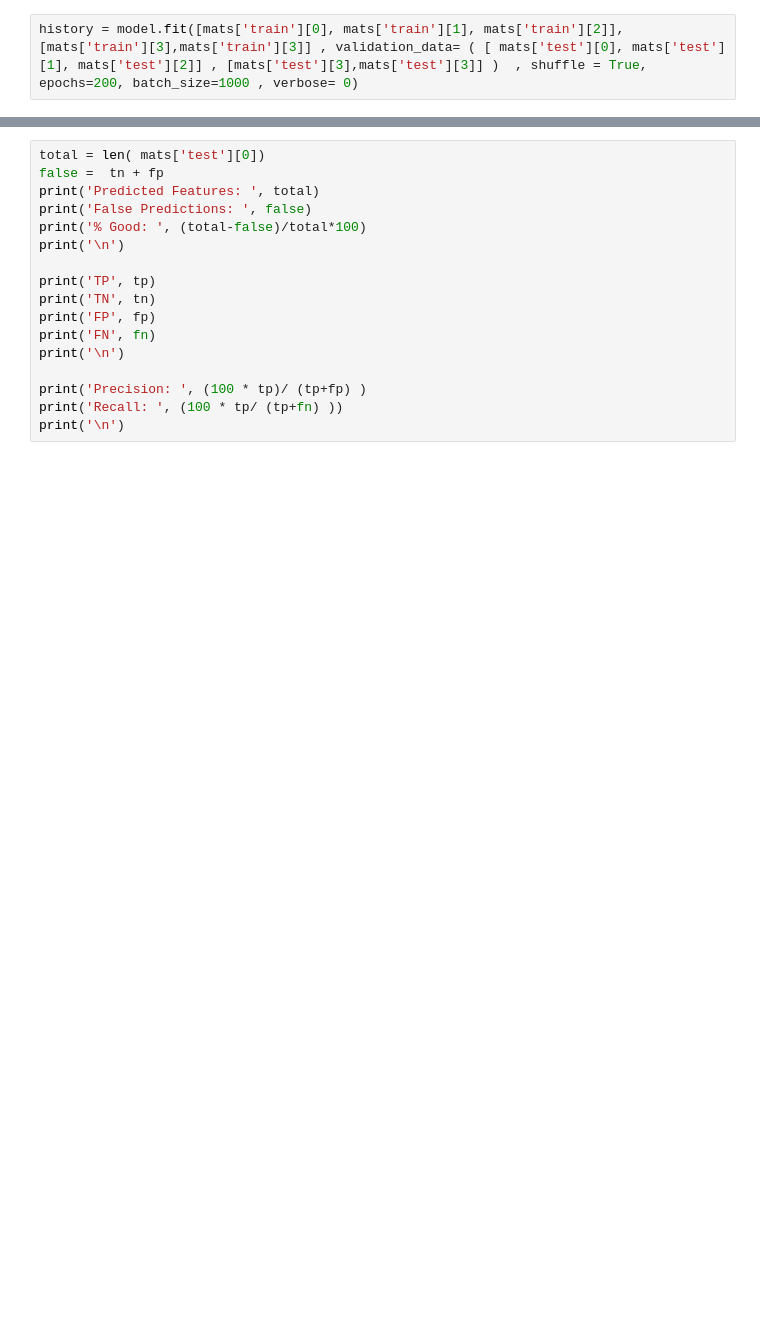
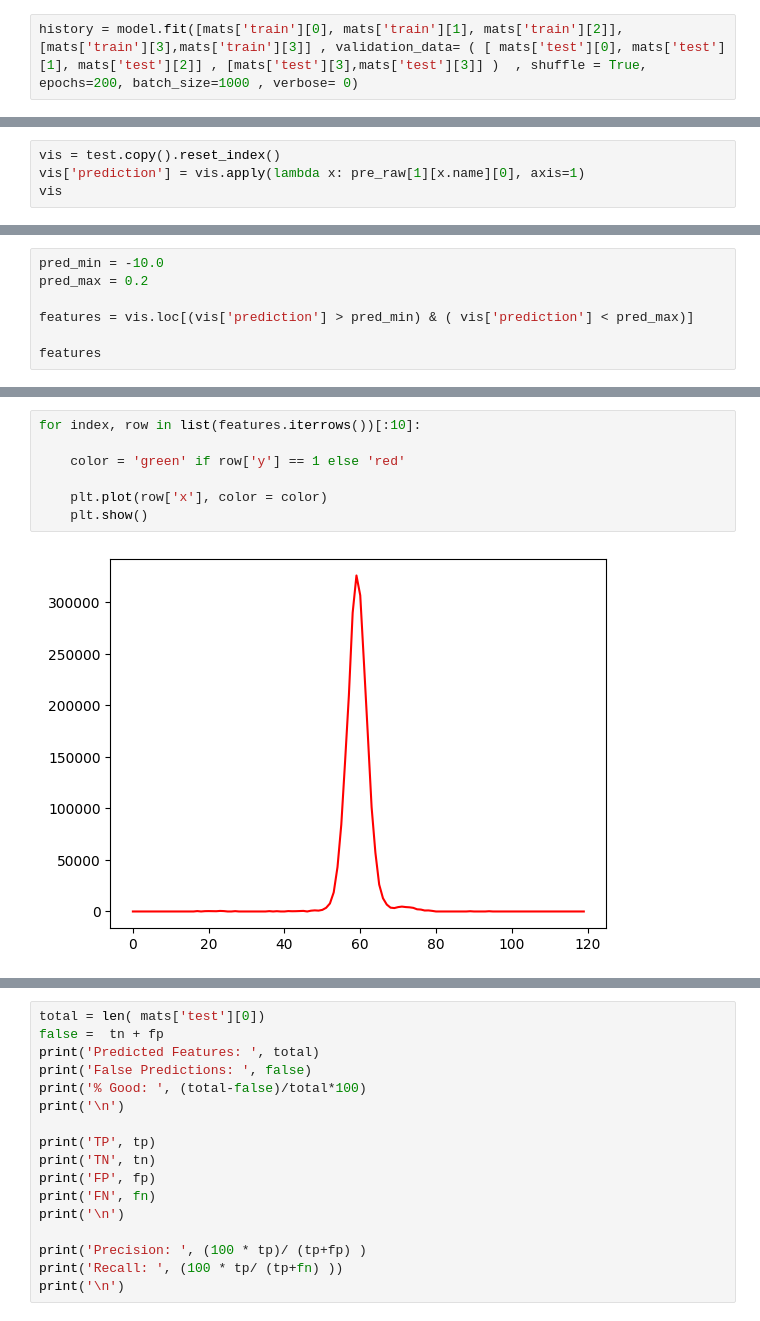
Before and after one commit to F4llis/metabo_tools, a Jupyter notebook: peak_annotation_train.ipynb, the cells around one changed output, grey strips where cells are left out. Drawn from its saved outputs; the diff is of its cells as text; blank space fills up the shorter version.

```diff
--- a/peak_annotation_train.ipynb
+++ b/peak_annotation_train.ipynb
@@ -407,0 +415,4 @@ pre = [1 if  pr > 0.5 else 0 for pr in pre_raw ]
+# %%
+vis = test.copy().reset_index()
+vis['prediction'] = vis.apply(lambda x: pre_raw[1][x.name][0], axis=1)
+vis
@@ -407,0 +433,7 @@ pre = [1 if  pr > 0.5 else 0 for pr in pre_raw ]
+# %%
+pred_min = -10.0
+pred_max = 0.2
+
+features = vis.loc[(vis['prediction'] > pred_min) & ( vis['prediction'] < pred_max)]
+
+features
@@ -407,0 +454,9 @@ pre = [1 if  pr > 0.5 else 0 for pr in pre_raw ]
+# %%
+for index, row in list(features.iterrows())[:10]:
+
+    color = 'green' if row['y'] == 1 else 'red'
+
+    plt.plot(row['x'], color = color)
+    plt.show()
+# %% [output]
+[figure, added]
```
Also changed, not shown: parts of 21 cells of this notebook.
